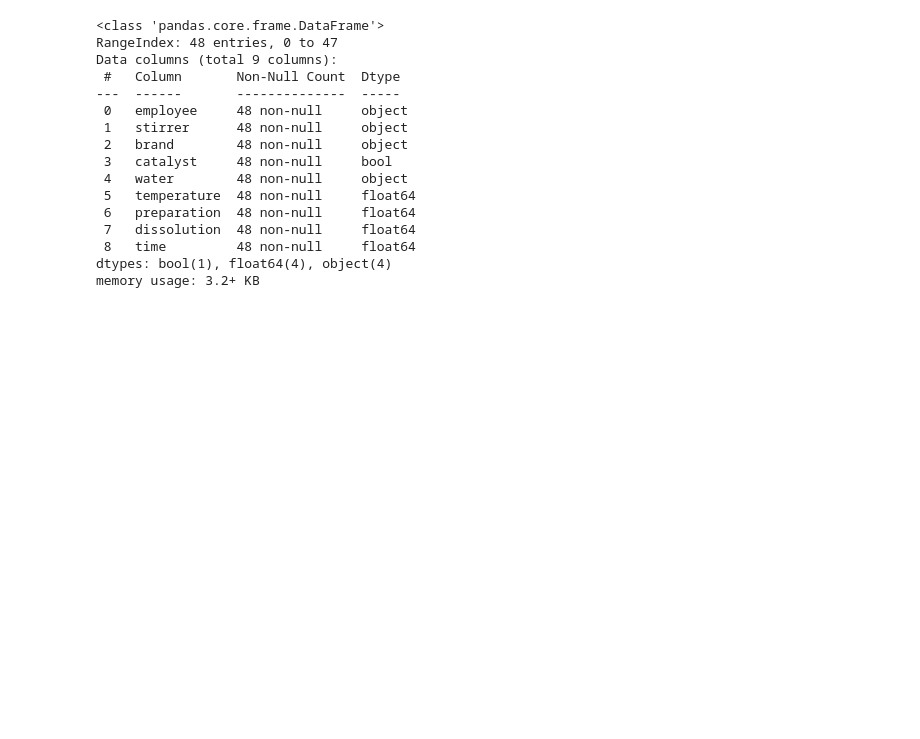
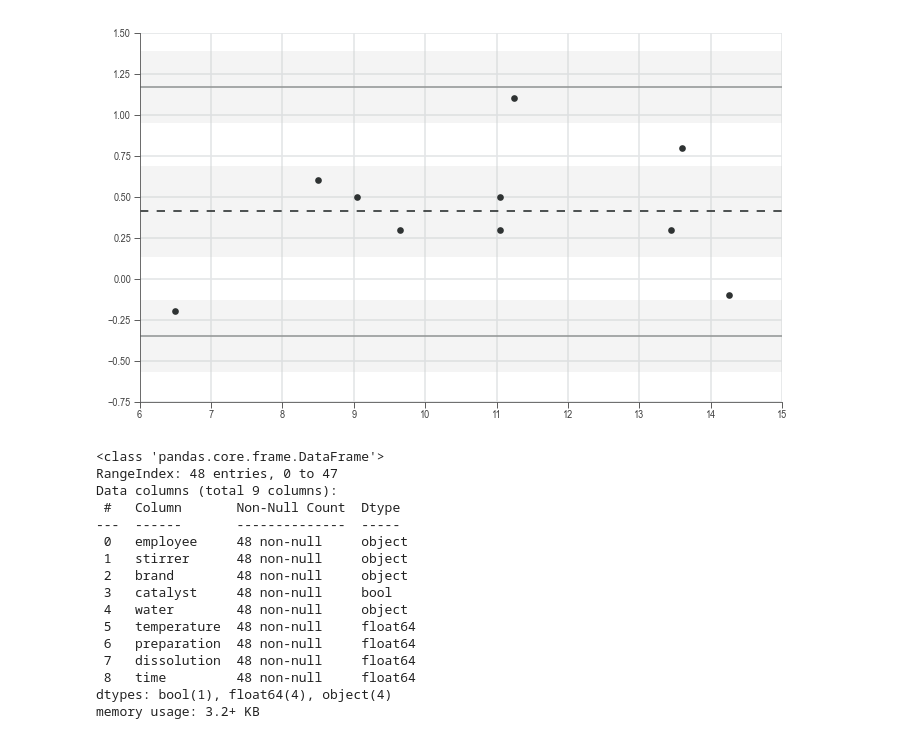
Before and after one commit to j4ggr/DaSPi, a Jupyter notebook: notebooks/doc-content_process-improvement.ipynb, the cells around one changed output. Cells and saved outputs as stored; diff of their text form; code cells hidden in the pictures; blank space fills up the shorter version.

```diff
--- a/notebooks/doc-content_process-improvement.ipynb
+++ b/notebooks/doc-content_process-improvement.ipynb
@@ -35,3 +29,17 @@ df_u = model.uncertainties()
+# %%
+import daspi as dsp
+
+chart = dsp.SingleChart(
+        source=dsp.load_dataset('shoe-sole'),
+        target='wear',
+        feature='status',
+    ).plot(
+        dsp.BlandAltman,
+        identity='tester',
+        feature_axis='mean',
+        reverse=True)
+# %% [output]
+[figure, added]
 # %%
 import pandas as pd
 import daspi as dsp
```
Also changed, not shown: parts of 3 cells of this notebook, 4 other files.
